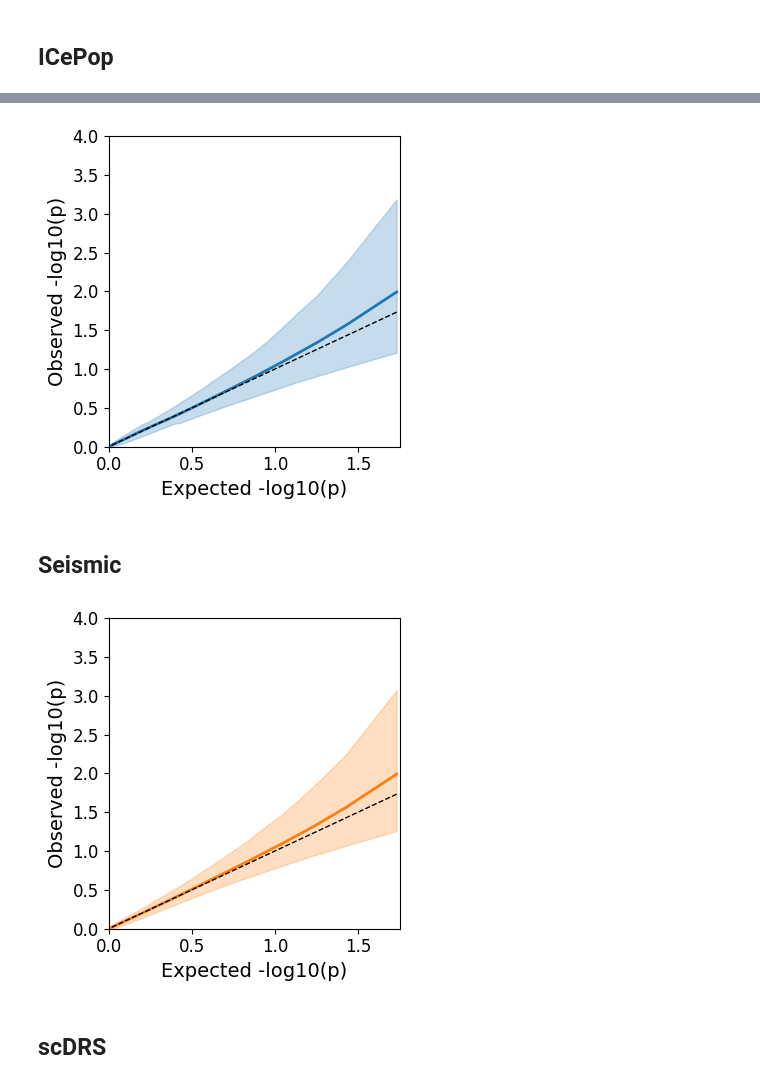
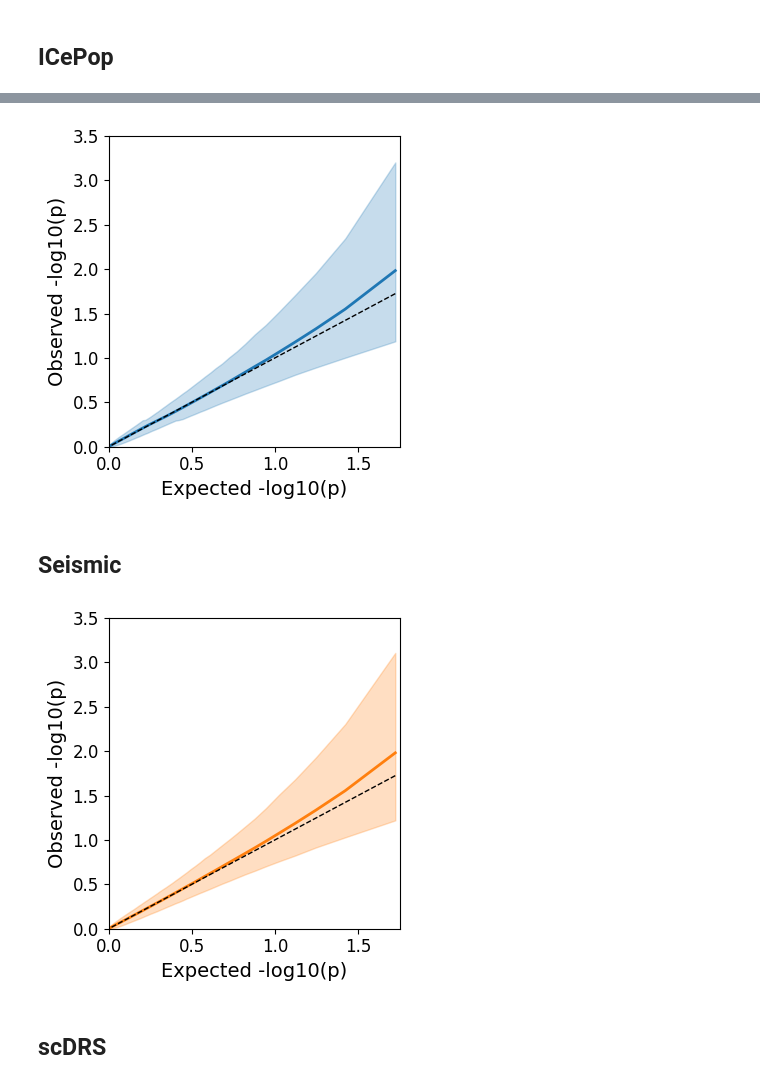
Before and after one commit to krishnanlab/icepop_analysis, a Jupyter notebook: notebook/null_sim.ipynb, the cells around one changed output, grey strips where cells are left out. Saved outputs shown, nothing was run; the diff lists cells and outputs as text; code cells hidden in the pictures.

Commit message:
update null and causal sim

```diff
--- a/notebook/null_sim.ipynb
+++ b/notebook/null_sim.ipynb
@@ -11,14 +11,9 @@ from statsmodels.stats.multitest import multipletests
 from collections import defaultdict
 import pickle
 from tqdm.notebook import tqdm
+# %%
+adata = sc.read('../data/simulation/TM_subset_cnt.h5ad')
+ct_cnt = adata.obs['cell_type'].value_counts()
+cts = ct_cnt[ct_cnt >= 40].index.values
 # %% [markdown]
 ## ICePop
-# %%
-dfs = []
-files = Path('../results/icepop_null_mc-75').rglob('metacell*.csv')
-files = [str(file) for file in files]
-for file in tqdm(files, total=len(files)):
-    df = pd.read_csv(file, header=0, index_col=0, usecols=["metacell", "p"])
-    dfs.append(df)
-mc_res = pd.concat(dfs, axis=1)
-mc_res = np.asarray(mc_res, np.float32).T
@@ -85,11 +50,11 @@ plt.xticks(fontsize=12)
 plt.yticks(fontsize=12)
 plt.title("")
 plt.xlim(0.0, 1.75)
-plt.ylim(0.0, 4.0)
+plt.ylim(0.0, 3.5)
 plt.tight_layout()
 plt.savefig('../paper/main/icepop_null.pdf')
 # %% [output]
-[figure, old version]
+[figure, new version]
 # %% [markdown]
 ## Seismic
 # %%
@@ -99,37 +64,37 @@ files = [str(file) for file in files]
 for file in tqdm(files, total=len(files)):
     df = pd.read_csv(file, header=0, index_col=0, sep='\t', usecols=["cell_type", "pvalue"])
     dfs.append(df)
-seismic_res = pd.concat(dfs, axis=1)
+seismic_res = pd.concat(dfs, axis=1).loc[cts, :]
 seismic_res = np.asarray(seismic_res, np.float32).T
 # %%
 M = seismic_res.shape[1]
 
 # sort each row to form empirical quantiles
 sorted_ppp = np.sort(seismic_res, axis=1)
 obs = -np.log10(sorted_ppp)                          # observed curves
 exp = -np.log10( (np.arange(1, M+1) / (M+1)) )       # uniform reference
 
 # summarize
 mean_curve = obs.mean(axis=0)
 lo = np.percentile(obs, 5, axis=0)
 hi = np.percentile(obs,95,axis=0)
 
 # plot
 plt.figure(figsize=(4,4))
 plt.plot(exp, mean_curve, color="#ff7f0e", lw=2)
 plt.fill_between(exp, lo, hi, color="#ff7f0e", alpha=0.25)
 plt.plot(exp, exp, "k--", lw=1)
 plt.xlabel("Expected -log10(p)", fontsize=14)
 plt.ylabel("Observed -log10(p)", fontsize=14)
 plt.xticks(fontsize=12)
 plt.yticks(fontsize=12)
 plt.title("")
 plt.xlim(0.0, 1.75)
-plt.ylim(0.0, 4.0)
+plt.ylim(0.0, 3.5)
 plt.tight_layout()
 plt.savefig('../paper/main/seismic_null.pdf')
 # %% [output]
-[figure, old version]
+[figure, new version]
 # %% [markdown]
 ## scDRS
 # %%
```
Also changed, not shown: parts of 4 cells of this notebook, 42 other files.
